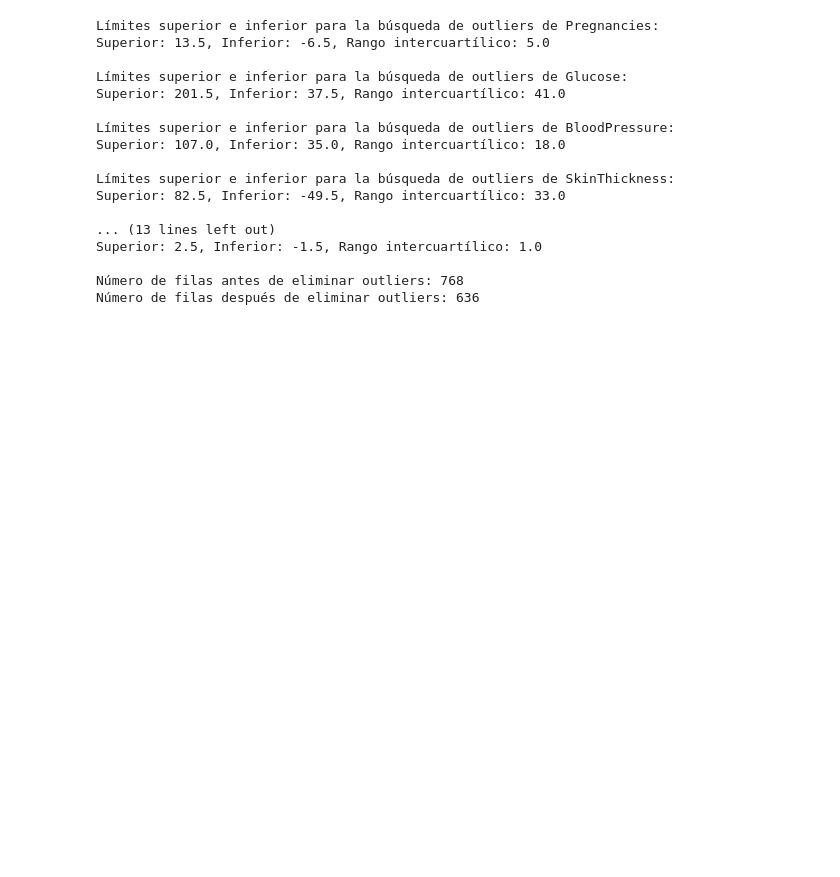
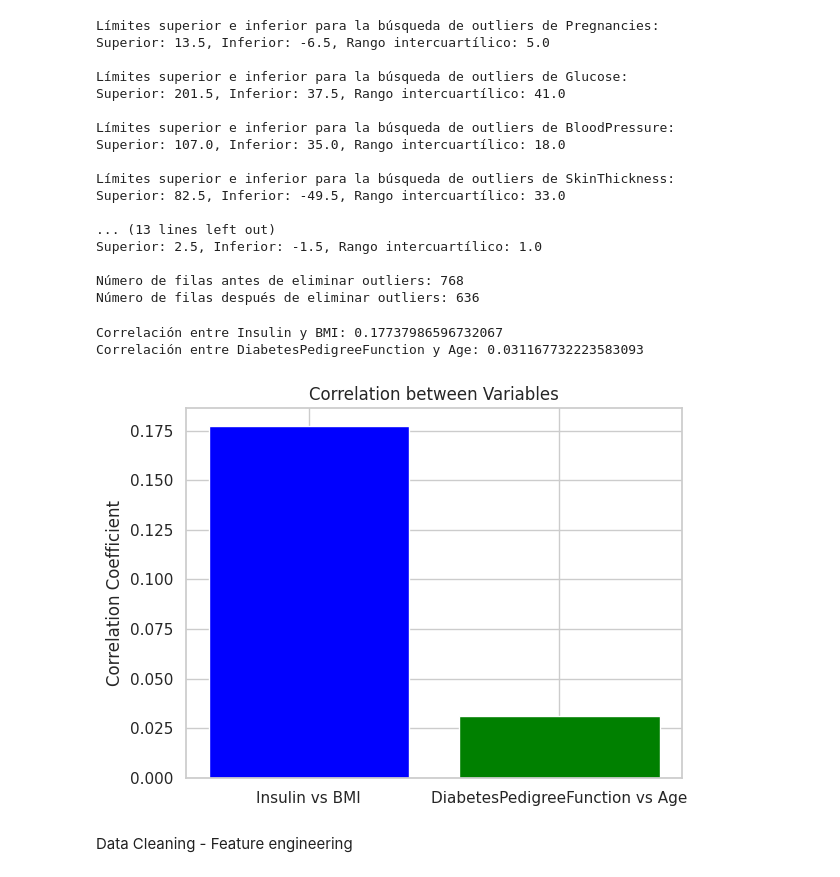
Before and after one commit to Munchkinland/Decision-Tree, a Jupyter notebook: src/explore.ipynb, the cells around one changed output. Drawn from its saved outputs; the diff is of its cells as text; code cells hidden in the pictures; blank space fills up the shorter version.

```diff
--- a/src/explore.ipynb
+++ b/src/explore.ipynb
@@ -561,3 +590,45 @@ Superior: 2.5, Inferior: -1.5, Rango intercuartílico: 1.0
 
 Número de filas antes de eliminar outliers: 768
 Número de filas después de eliminar outliers: 636
+# %%
+import pandas as pd
+
+# Suponiendo que total_data es tu DataFrame
+# Si aún no has cargado tus datos, asegúrate de hacerlo antes de ejecutar este código
+
+# Calcula la correlación entre Insulin y BMI
+correlation_insulin_bmi = total_data['Insulin'].corr(total_data['BMI'])
+
+# Calcula la correlación entre DiabetesPedigreeFunction y Age
+correlation_dpf_age = total_data['DiabetesPedigreeFunction'].corr(total_data['Age'])
+
+# Imprime los resultados
+print(f"Correlación entre Insulin y BMI: {correlation_insulin_bmi}")
+print(f"Correlación entre DiabetesPedigreeFunction y Age: {correlation_dpf_age}")
+# %% [output]
+Correlación entre Insulin y BMI: 0.17737986596732067
+Correlación entre DiabetesPedigreeFunction y Age: 0.031167732223583093
+# %%
+import pandas as pd
+import matplotlib.pyplot as plt
+
+# Suponiendo que total_data es tu DataFrame
+# Si aún no has cargado tus datos, asegúrate de hacerlo antes de ejecutar este código
+
+# Calcula las correlaciones
+correlation_insulin_bmi = total_data['Insulin'].corr(total_data['BMI'])
+correlation_dpf_age = total_data['DiabetesPedigreeFunction'].corr(total_data['Age'])
+
+# Crea un DataFrame para las correlaciones
+correlation_data = pd.DataFrame({'Variables': ['Insulin vs BMI', 'DiabetesPedigreeFunction vs Age'],
+                                 'Correlation': [correlation_insulin_bmi, correlation_dpf_age]})
+
+# Crea un gráfico de barras
+plt.bar(correlation_data['Variables'], correlation_data['Correlation'], color=['blue', 'green'])
+plt.title('Correlation between Variables')
+plt.ylabel('Correlation Coefficient')
+plt.show()
+# %% [output]
+[figure, added]
+# %% [markdown]
+Data Cleaning - Feature engineering
```
Also changed, not shown: parts of 26 cells of this notebook.
